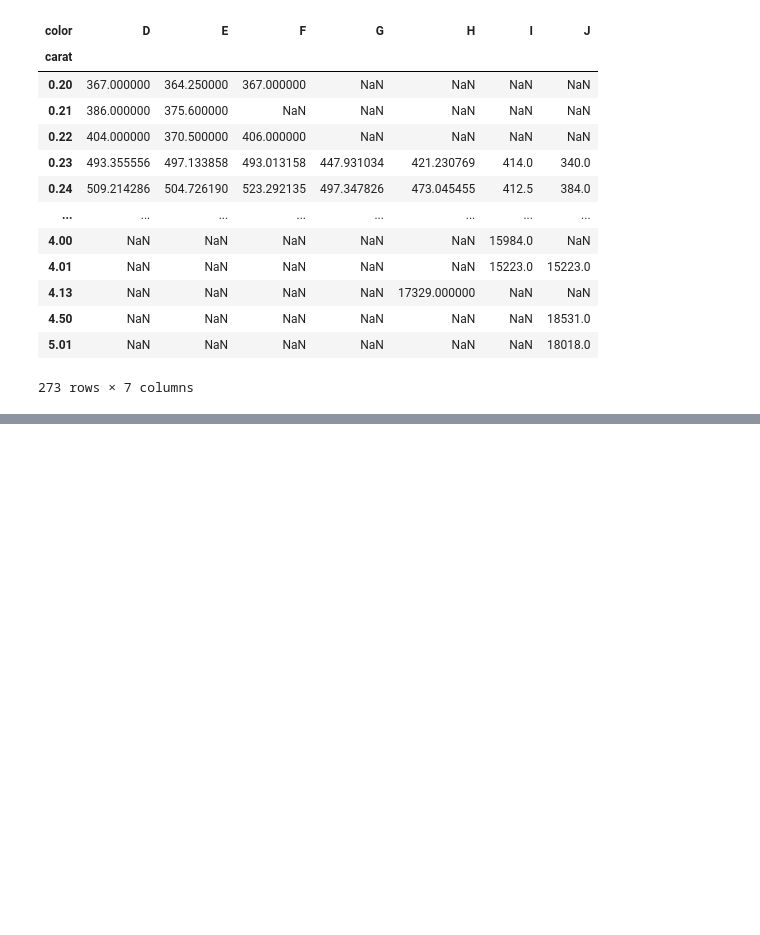
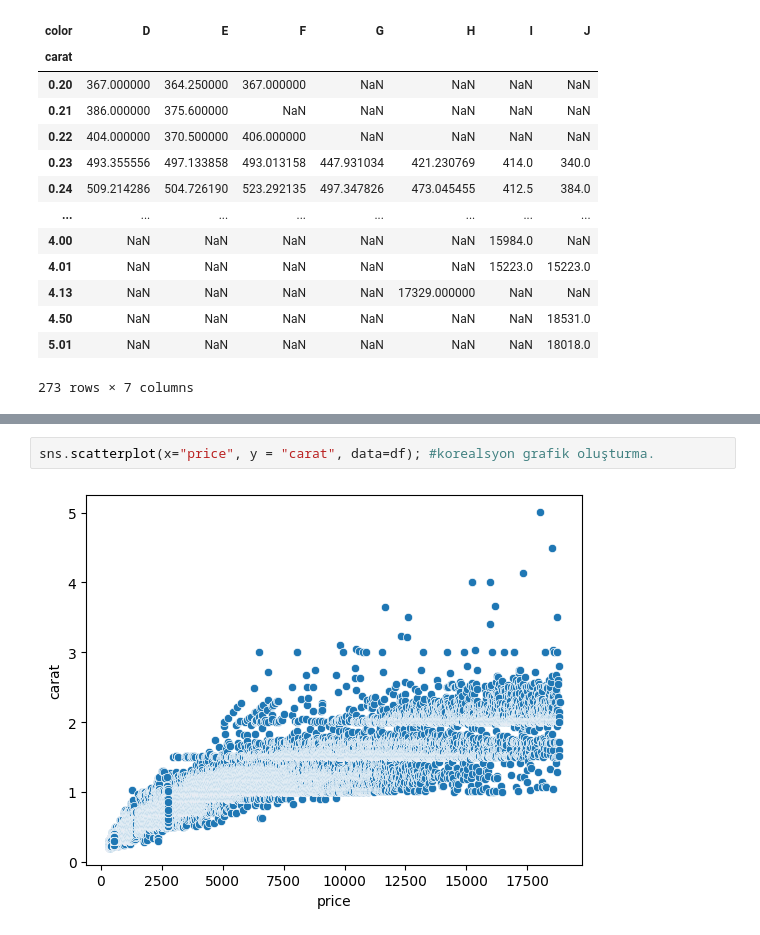
Before and after one commit to nursenabozdag/Kodluyoruz_Patika.dev, a Jupyter notebook: veri_bilimi/veri_bilimi.ipynb, the cells around one changed output, grey strips where cells are left out. Saved outputs shown, nothing was run; the diff lists cells and outputs as text; blank space fills up the shorter version.

```diff
--- a/veri_bilimi/veri_bilimi.ipynb
+++ b/veri_bilimi/veri_bilimi.ipynb
@@ -105,0 +124,4 @@ sns.displot(df.price, kde=False);
+# %%
+sns.scatterplot(x="price", y = "carat", data=df); #korealsyon grafik oluşturma.
+# %% [output]
+[figure, added]
```
Also changed, not shown: parts of 11 cells of this notebook, 1 other file.
